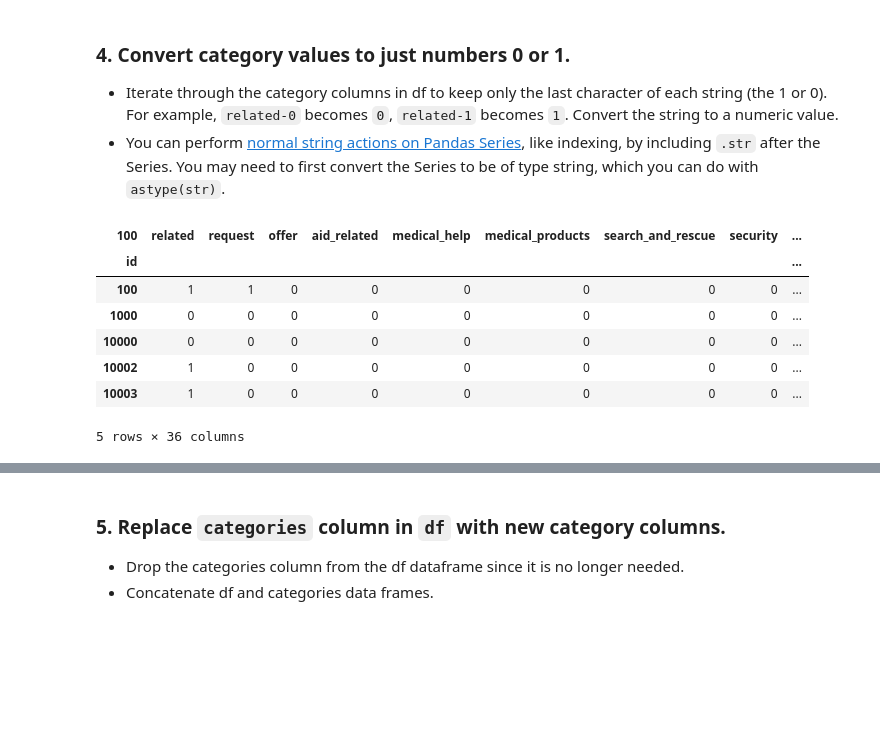
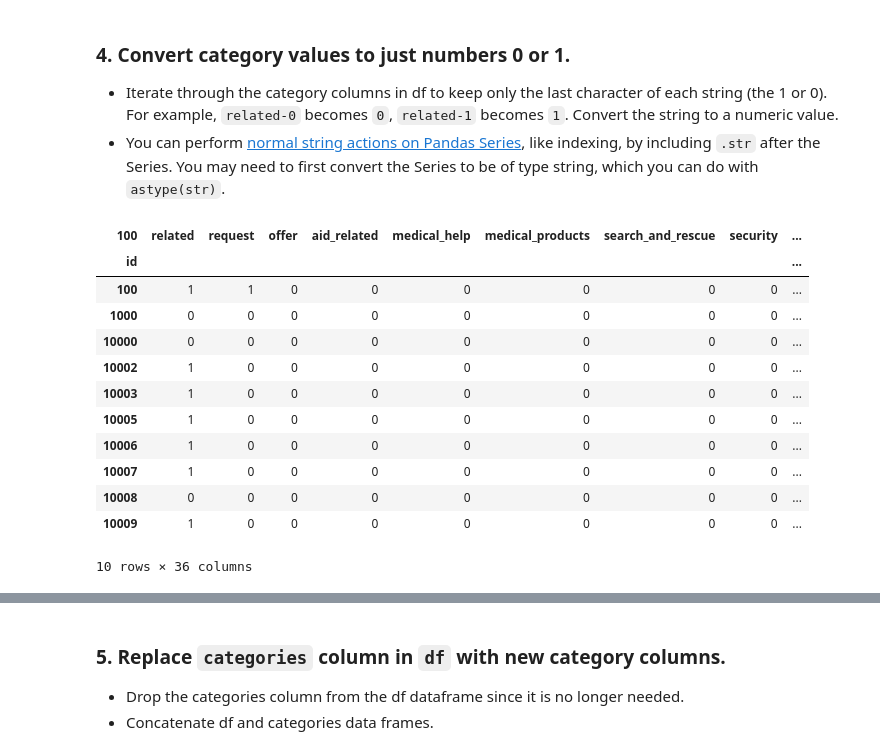
Before and after one commit to ismith1024/Udacity-Disaster-Response-Data-Pipeleine, a Jupyter notebook: notebooks/ETL Pipeline Preparation.ipynb, the cells around one changed output, grey strips where cells are left out. Drawn from its saved outputs; the diff is of its cells as text; code cells hidden in the pictures; blank space fills up the shorter version.

```diff
--- a/notebooks/ETL Pipeline Preparation.ipynb
+++ b/notebooks/ETL Pipeline Preparation.ipynb
@@ -119,17 +124,26 @@ categories.head()
 # %%
 for column in categories:
     # set each value to be the last character of the string
     categories[column] = categories[column].apply(lambda x: x[-1:])
 
     # convert column from string to numeric
     categories[column] = categories[column].apply(lambda x: int(x))
-categories.head()
+
+    #convert to binary
+    categories[column] = categories[column].apply(lambda x: 0 if x == 0 else 1)
+
+categories.head(10)
 # %% [output]
 | 100 | related | request | offer | aid_related | medical_help | medical_products | search_and_rescue | security | ... |
 | id |  |  |  |  |  |  |  |  | ... |
 | 100 | 1 | 1 | 0 | 0 | 0 | 0 | 0 | 0 | ... |
 | 1000 | 0 | 0 | 0 | 0 | 0 | 0 | 0 | 0 | ... |
 | 10000 | 0 | 0 | 0 | 0 | 0 | 0 | 0 | 0 | ... |
 | 10002 | 1 | 0 | 0 | 0 | 0 | 0 | 0 | 0 | ... |
 | 10003 | 1 | 0 | 0 | 0 | 0 | 0 | 0 | 0 | ... |
+| 10005 | 1 | 0 | 0 | 0 | 0 | 0 | 0 | 0 | ... |
+| 10006 | 1 | 0 | 0 | 0 | 0 | 0 | 0 | 0 | ... |
+| 10007 | 1 | 0 | 0 | 0 | 0 | 0 | 0 | 0 | ... |
+| 10008 | 0 | 0 | 0 | 0 | 0 | 0 | 0 | 0 | ... |
+| 10009 | 1 | 0 | 0 | 0 | 0 | 0 | 0 | 0 | ... |
-5 rows × 36 columns
+10 rows × 36 columns
```
Also changed, not shown: parts of 6 cells of this notebook, 14 other files.
